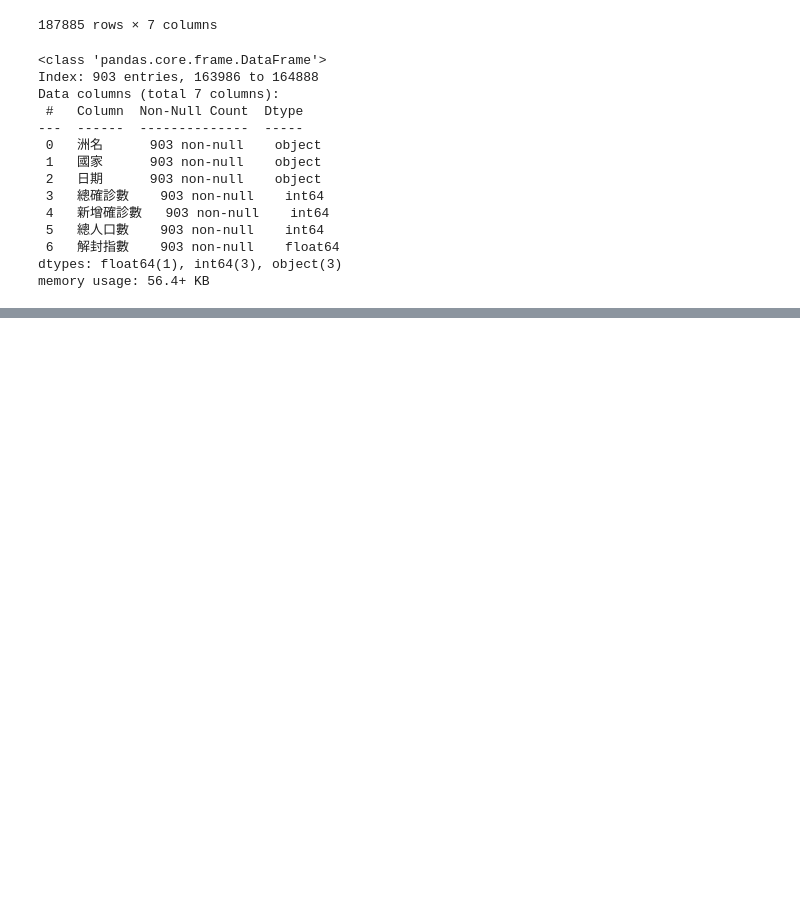
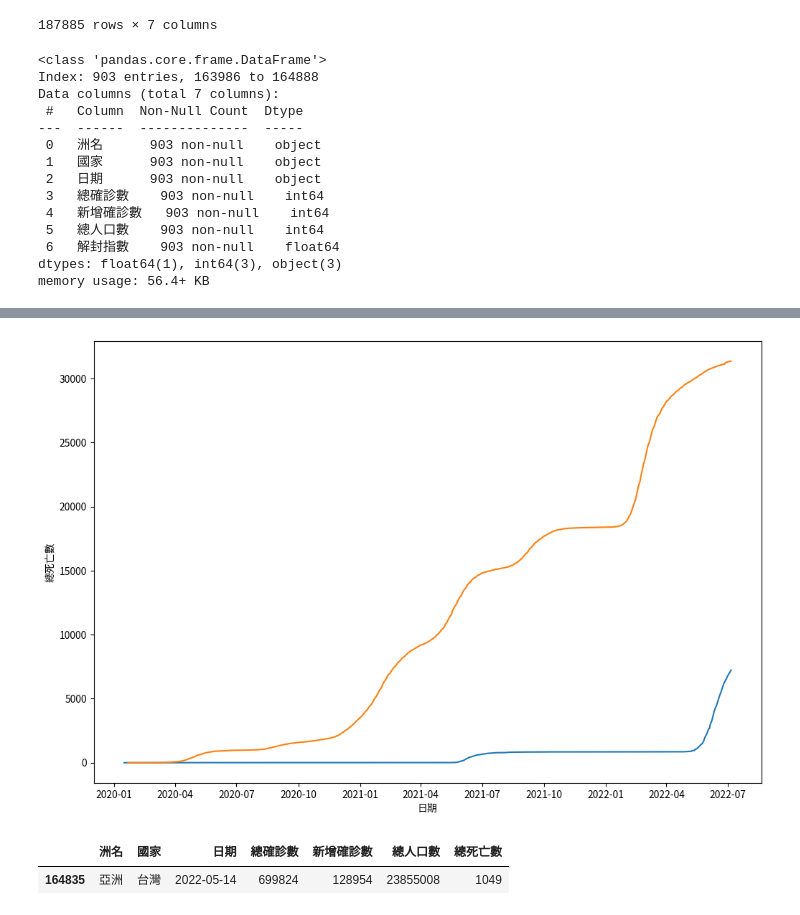
Before and after one commit to Richard0317/python_analysis, a Jupyter notebook: lesson16/lesson16_7.ipynb, the cells around one changed output, grey strips where cells are left out. Cells and saved outputs as stored; diff of their text form; code cells hidden in the pictures; blank space fills up the shorter version.

```diff
--- a/lesson16/lesson16_7.ipynb
+++ b/lesson16/lesson16_7.ipynb
@@ -60,0 +119,6 @@ memory usage: 56.4+ KB
+# %%
+import numpy as np
+import pandas as pd
+
+df = pd.read_csv('world.csv')
+df.info()
@@ -60,0 +143,3 @@ memory usage: 56.4+ KB
+# %%
+allDataFrame = df.reindex(columns=['洲名','國家','日期','總確診數','新增確診數','總人口數','總死亡數'])
+allDataFrame
@@ -60,0 +160,28 @@ memory usage: 56.4+ KB
+# %%
+taiwan_df = allDataFrame.query('國家=="台灣"')
+japan_df = allDataFrame.query('國家=="日本"')
+
+taiwan1_df = taiwan_df.query('日期>="2020-01-16" and 日期<="2022-07-06"')
+japan1_df = japan_df.query('日期>="2020-01-16" and 日期<="2022-07-06"')
+# %%
+import matplotlib.pyplot as plt
+import matplotlib as mpl
+from matplotlib.font_manager import fontManager
+
+fontManager.addfont("ChineseFont.ttf")
+mpl.rc('font',family='ChineseFont')
+plt.figure(figsize=(12,8))
+plt.plot(pd.to_datetime(taiwan1_df['日期']),taiwan1_df['總死亡數'])
+plt.plot(pd.to_datetime(japan1_df['日期']),japan1_df['總死亡數'])
+plt.gca().ticklabel_format(style='plain', axis='y')
+plt.xlabel('日期')
+plt.ylabel('總死亡數')
+plt.show()
+# %% [output]
+[figure, added]
+# %%
+taiwan_max = taiwan1_df['新增確診數'].max()
+taiwan1_df.query("新增確診數==@taiwan_max")
+# %% [output]
+|  | 洲名 | 國家 | 日期 | 總確診數 | 新增確診數 | 總人口數 | 總死亡數 |
+| 164835 | 亞洲 | 台灣 | 2022-05-14 | 699824 | 128954 | 23855008 | 1049 |
```
Also changed, not shown: parts of 10 cells of this notebook, 1 other file.
